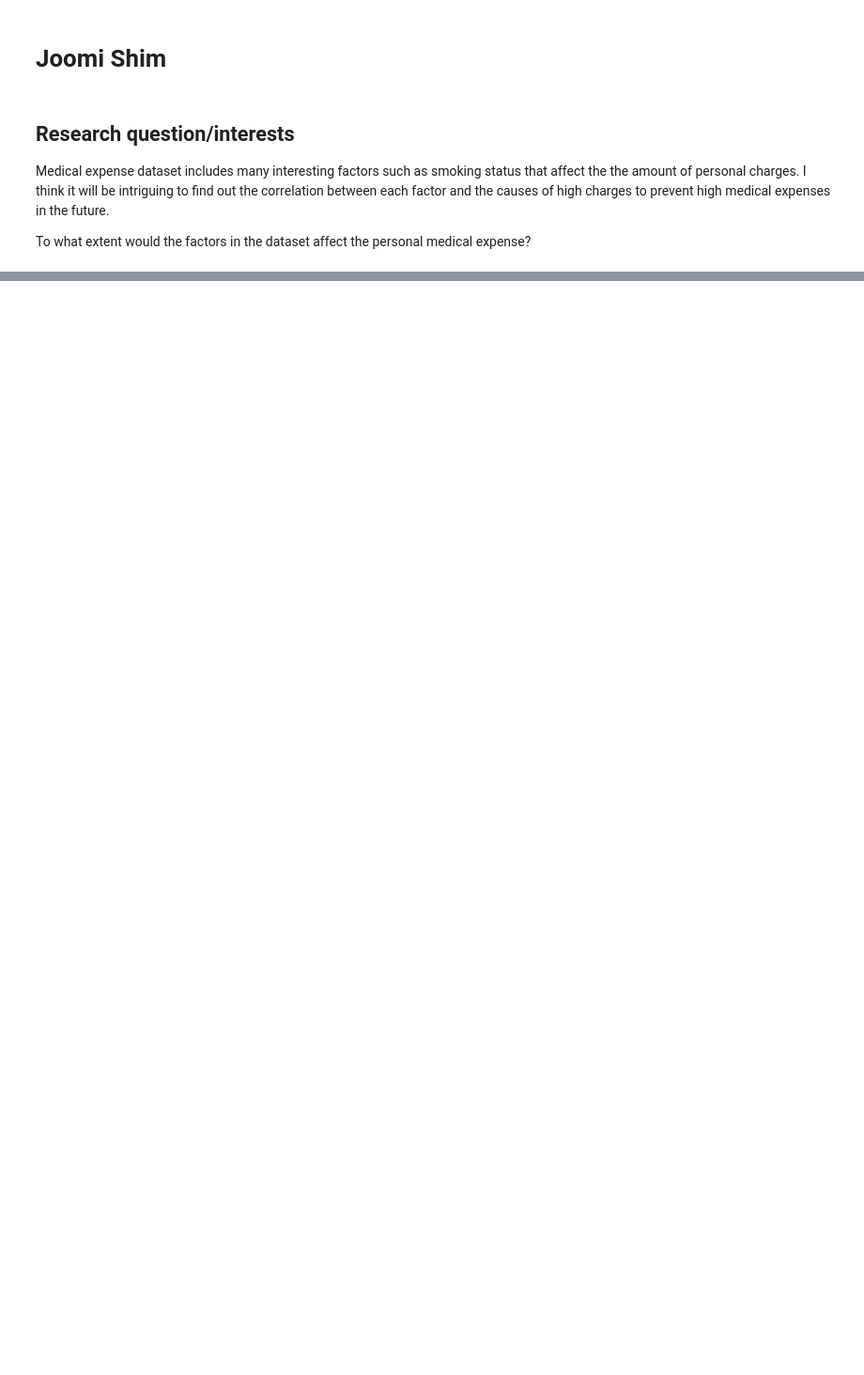
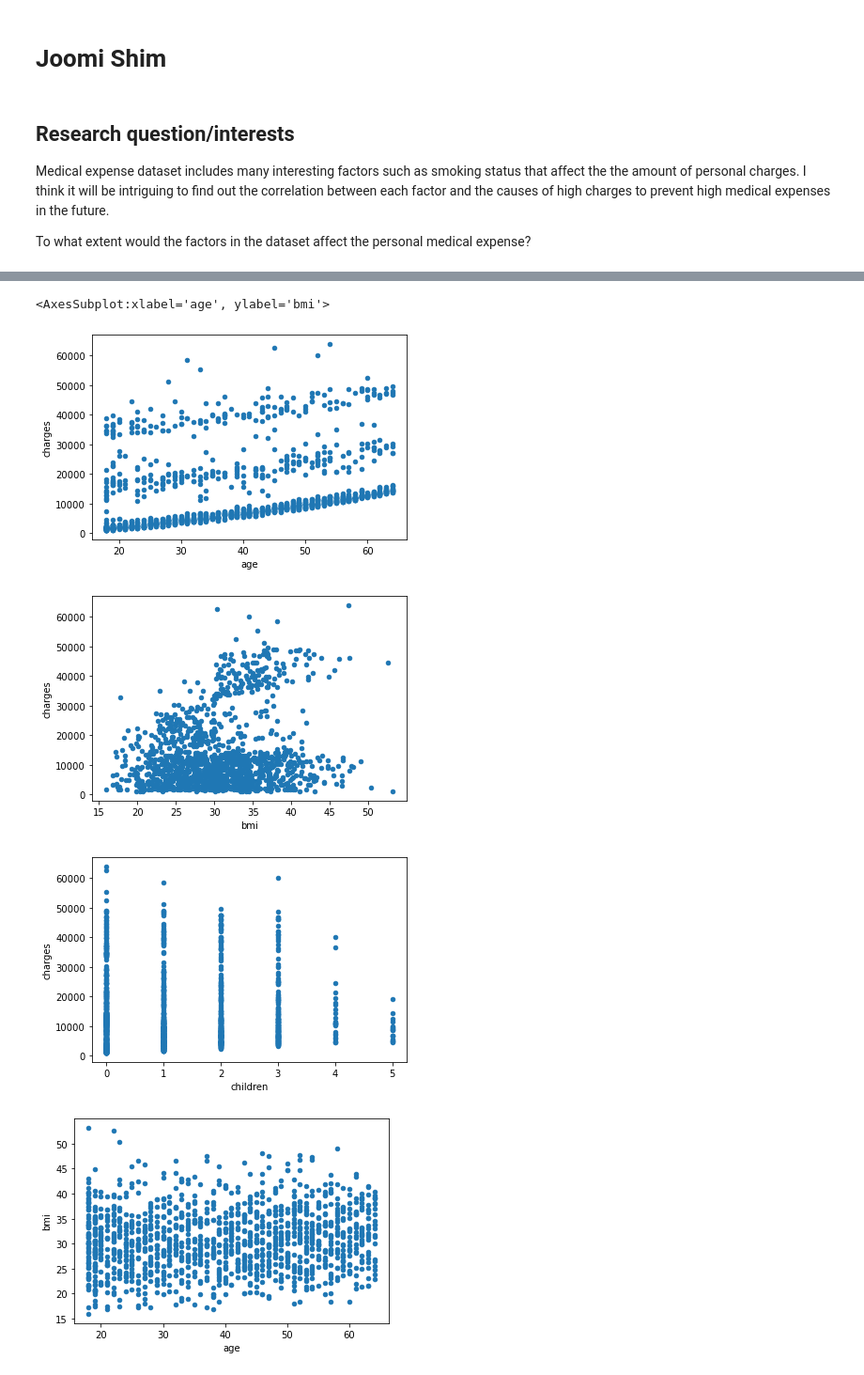
Before and after one commit to data301-2021-winter1/project-group60-project, a Jupyter notebook: notebooks/analysis1.ipynb, the cells around one changed output, grey strips where cells are left out. Shown at 94% size. Drawn from its saved outputs; the diff is of its cells as text; code cells hidden in the pictures; blank space fills up the shorter version.

```diff
--- a/notebooks/analysis1.ipynb
+++ b/notebooks/analysis1.ipynb
@@ -8,0 +104,11 @@ To what extent would the factors in the dataset affect the personal medical expe
+# %%
+df.plot(kind='scatter', x='age', y='charges')
+df.plot(kind='scatter', x='bmi', y='charges')
+df.plot(kind='scatter', x='children', y='charges')
+df.plot(kind='scatter', x='age', y='bmi')
+# %% [output]
+<AxesSubplot:xlabel='age', ylabel='bmi'>
+[figure, added]
+[figure, added]
+[figure, added]
+[figure, added]
```
Also changed, not shown: parts of 20 cells of this notebook, 3 other files.
